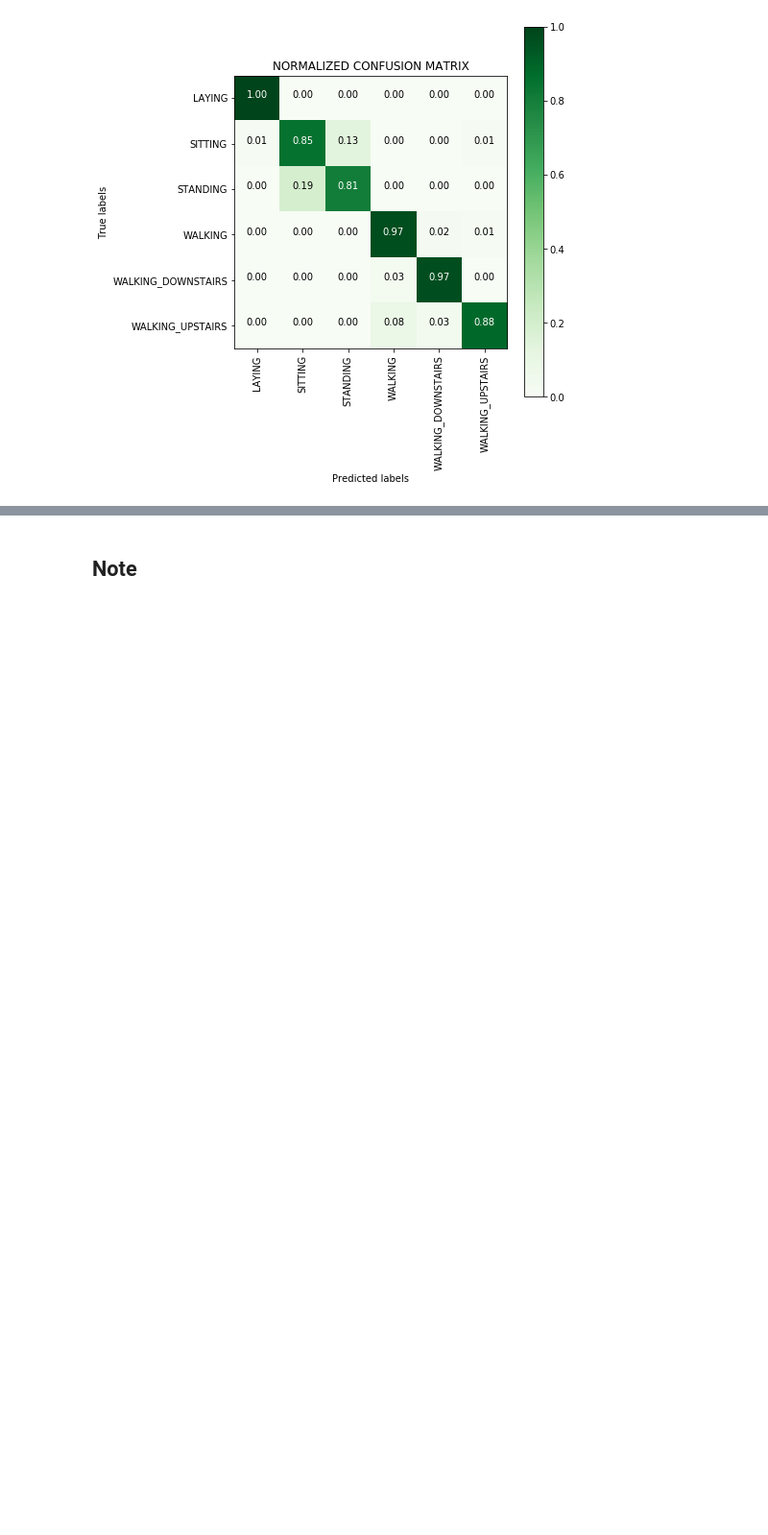
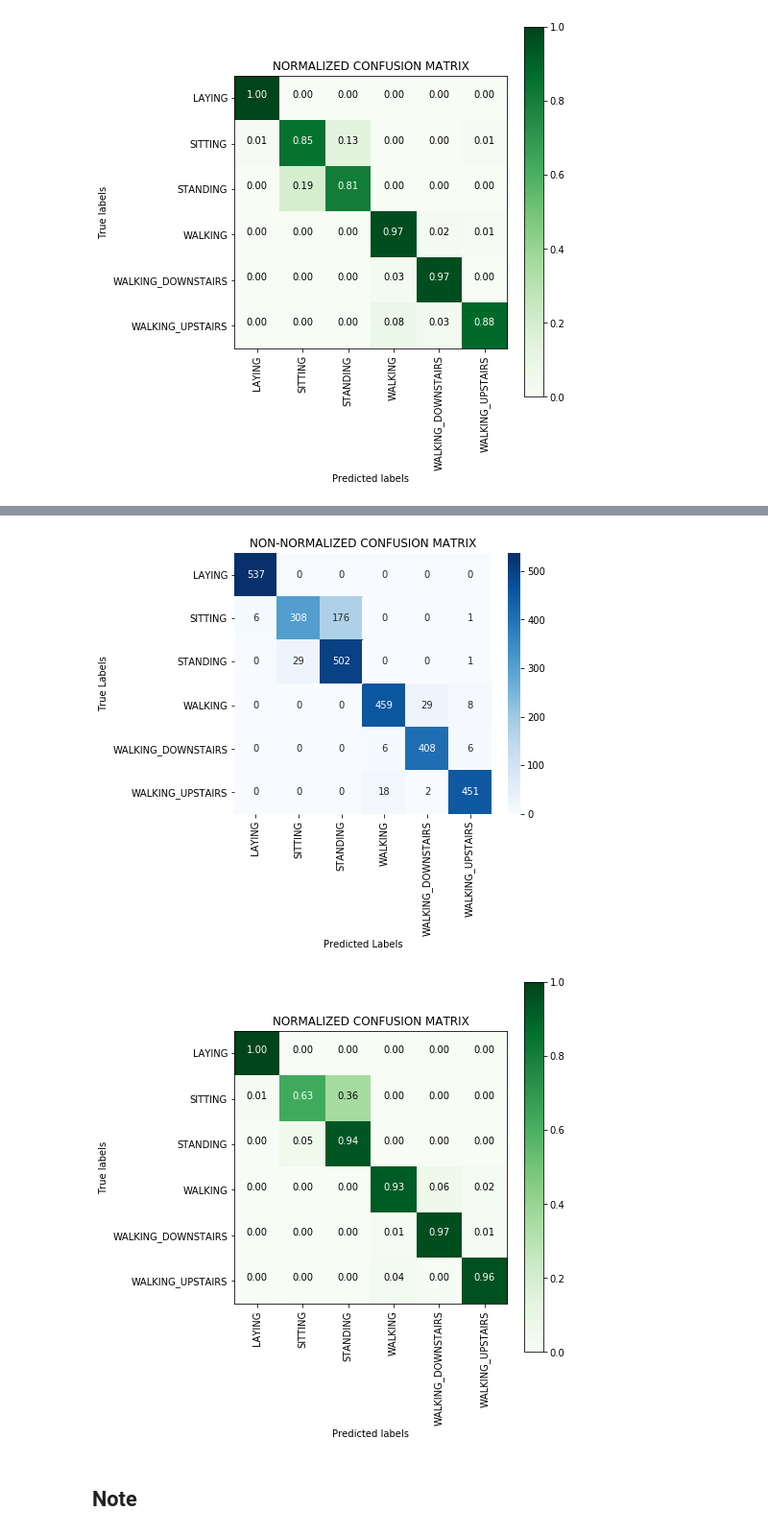
Before and after one commit to saugatapaul1010/Human-Activity-Recognition-using-classical-Machine-Learning-and-LSTM, a Jupyter notebook: HAR_LSTM.ipynb, the cells around one changed output, grey strips where cells are left out. Shown: that part at 96% size. Drawn from its saved outputs; the diff is of its cells as text; code cells hidden in the pictures; blank space fills up the shorter version.

```diff
--- a/HAR_LSTM.ipynb
+++ b/HAR_LSTM.ipynb
@@ -827,10 +886,13 @@ plt_dynamic_loss(x, val_loss, loss, ax) #Display the model
 # %%
 '''Plot the confusion matrix'''
-y_pred=model.predict(X_test)
+y_pred=model6.predict(X_test)
 cm_df=get_confusion_matrix(y_test, y_pred) #Prepare the confusion matrix by using get_confusion_matrix() defined above.
 classes=list(cm_df.index) #Class names = Index Names or Column Names in cm_df
 plot_confusion_matrix(cm_df, classes, normalize=False, title="NON-NORMALIZED CONFUSION MATRIX") #Plot a Non-Normalized confusion matrix
 plot_confusion_matrix(cm_df, classes, normalize=True, title="NORMALIZED CONFUSION MATRIX") #Plot a Normalized confusion matrix
+# %% [output]
+[figure, added]
+[figure, added]
 # %% [markdown]
 ## Note
 # %% [markdown]
```
Also changed, not shown: parts of 11 cells of this notebook.
